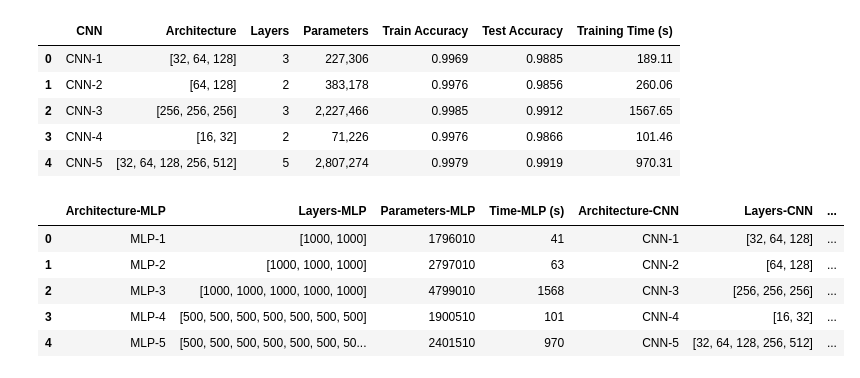
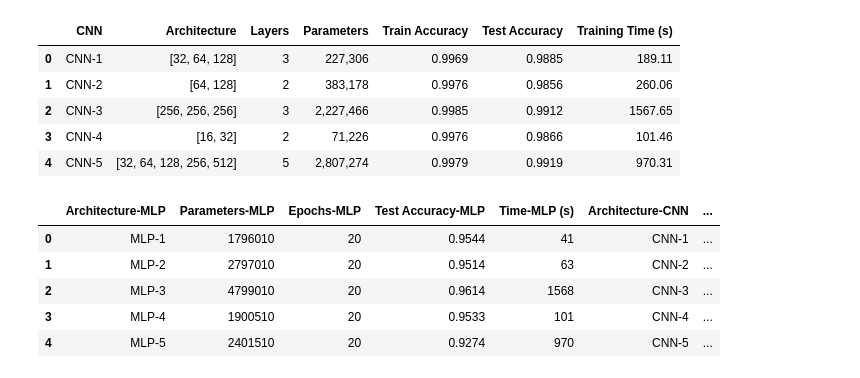
Before and after one commit to Leonjmroe/MSc-AI, a Jupyter notebook: Module 9 - Foundations of Machine Learning/Assignment 2/temp.ipynb, the cells around one changed output. Drawn from its saved outputs; the diff is of its cells as text; code cells hidden in the pictures.

```diff
--- a/Module 9 - Foundations of Machine Learning/Assignment 2/temp.ipynb
+++ b/Module 9 - Foundations of Machine Learning/Assignment 2/temp.ipynb
@@ -115,12 +115,12 @@ CNN Architecture Comparison Summary:
 | 3 | CNN-4 | [16, 32] | 2 | 71,226 | 0.9976 | 0.9866 | 101.46 |
 | 4 | CNN-5 | [32, 64, 128, 256, 512] | 5 | 2,807,274 | 0.9979 | 0.9919 | 970.31 |
 # %%
-arc_mlp = {
-    'MLP-1': [1000, 1000],
-    'MLP-2': [1000, 1000, 1000],
-    'MLP-3': [1000, 1000, 1000, 1000, 1000],
-    'MLP-4': [500, 500, 500, 500, 500, 500, 500],
-    'MLP-5': [500, 500, 500, 500, 500, 500, 500, 500, 500]
+test_perf_mlp = {
+    'MLP-1': 0.9544,
+    'MLP-2': 0.9514,
+    'MLP-3': 0.9614,
+    'MLP-4': 0.9533,
+    'MLP-5': 0.9274
 }
 
 parameters_mlp = {
@@ -131,7 +131,7 @@ parameters_mlp = {
     'MLP-5': 2401510
 }
 
-time_mlp = {
+time_cnn = {
     'MLP-1': 41,
     'MLP-2': 63,
     'MLP-3': 1568,
@@ -139,52 +139,69 @@ time_mlp = {
     'MLP-5': 970
 }
 
-arc_cnn = {
-    'CNN-1': [32, 64, 128],
-    'CNN-2': [64, 128],
-    'CNN-3': [256, 256, 256],
-    'CNN-4': [16, 32],
-    'CNN-5': [32, 64, 128, 256, 512]
+test_perf_cnn = {
+    'CNN-1': 0.9885,
+    'CNN-2': 0.9856,
+    'CNN-3': 0.9912,
+    'CNN-4': 0.9866,
+    'CNN-5': 0.9919
 }
 
 parameters_cnn = {
     'CNN-1': 227306,
     'CNN-2': 383178,
     'CNN-3': 2227466,
     'CNN-4': 71226,
     'CNN-5': 2807274
 }
 
-time_cnn = {
+time_mlp = {
     'CNN-1': 189,
     'CNN-2': 260,
     'CNN-3': 101,
     'CNN-4': 88,
     'CNN-5': 103
 }
 
+# Create epochs dictionaries
+epochs_mlp = {
+    'MLP-1': 20,
+    'MLP-2': 20,
+    'MLP-3': 20,
+    'MLP-4': 20,
+    'MLP-5': 20
+}
 
-df_mlp_arc = pd.DataFrame(arc_mlp.items(), columns=['Architecture-MLP', 'Layers-MLP'])
+epochs_cnn = {
+    'CNN-1': 10,
+    'CNN-2': 10,
+    'CNN-3': 10,
+    'CNN-4': 10,
+    'CNN-5': 10
+}
+
+df_mlp_perf = pd.DataFrame(test_perf_mlp.items(), columns=['Architecture-MLP', 'Test Accuracy-MLP'])
 df_mlp_param = pd.DataFrame(parameters_mlp.items(), columns=['Architecture-MLP', 'Parameters-MLP'])
 df_mlp_time = pd.DataFrame(time_mlp.items(), columns=['Architecture-MLP', 'Time-MLP (s)'])
+df_mlp_epochs = pd.DataFrame(epochs_mlp.items(), columns=['Architecture-MLP', 'Epochs-MLP'])
 
-df_cnn_arc = pd.DataFrame(arc_cnn.items(), columns=['Architecture-CNN', 'Layers-CNN'])
+df_cnn_perf = pd.DataFrame(test_perf_cnn.items(), columns=['Architecture-CNN', 'Test Accuracy-CNN'])
 df_cnn_param = pd.DataFrame(parameters_cnn.items(), columns=['Architecture-CNN', 'Parameters-CNN'])
 df_cnn_time = pd.DataFrame(time_cnn.items(), columns=['Architecture-CNN', 'Time-CNN (s)'])
+df_cnn_epochs = pd.DataFrame(epochs_cnn.items(), columns=['Architecture-CNN', 'Epochs-CNN'])
 
-df_mlp = pd.merge(df_mlp_arc, df_mlp_param, on='Architecture-MLP', how='outer').merge(df_mlp_time, on='Architecture-MLP', how='outer')
-df_cnn = pd.merge(df_cnn_arc, df_cnn_param, on='Architecture-CNN', how='outer').merge(df_cnn_time, on='Architecture-CNN', how='outer')
+df_mlp = pd.merge(df_mlp_param, df_mlp_epochs, on='Architecture-MLP', how='outer').merge(df_mlp_perf, on='Architecture-MLP', how='outer').merge(df_mlp_time, on='Architecture-MLP', how='outer')
+df_cnn = pd.merge(df_cnn_param, df_cnn_epochs, on='Architecture-CNN', how='outer').merge(df_cnn_perf, on='Architecture-CNN', how='outer').merge(df_cnn_time, on='Architecture-CNN', how='outer')
 
-# Create a combined dataframe by resetting indices and concatenating
 df_mlp_reset = df_mlp.reset_index(drop=True)
 df_cnn_reset = df_cnn.reset_index(drop=True)
 df = pd.concat([df_mlp_reset, df_cnn_reset], axis=1)
 
 df
 # %% [output]
-|  | Architecture-MLP | Layers-MLP | Parameters-MLP | Time-MLP (s) | Architecture-CNN | Layers-CNN | ... |
-| 0 | MLP-1 | [1000, 1000] | 1796010 | 41 | CNN-1 | [32, 64, 128] | ... |
-| 1 | MLP-2 | [1000, 1000, 1000] | 2797010 | 63 | CNN-2 | [64, 128] | ... |
-| 2 | MLP-3 | [1000, 1000, 1000, 1000, 1000] | 4799010 | 1568 | CNN-3 | [256, 256, 256] | ... |
-| 3 | MLP-4 | [500, 500, 500, 500, 500, 500, 500] | 1900510 | 101 | CNN-4 | [16, 32] | ... |
-| 4 | MLP-5 | [500, 500, 500, 500, 500, 500, 50... | 2401510 | 970 | CNN-5 | [32, 64, 128, 256, 512] | ... |
+|  | Architecture-MLP | Parameters-MLP | Epochs-MLP | Test Accuracy-MLP | Time-MLP (s) | Architecture-CNN | ... |
+| 0 | MLP-1 | 1796010 | 20 | 0.9544 | 41 | CNN-1 | ... |
+| 1 | MLP-2 | 2797010 | 20 | 0.9514 | 63 | CNN-2 | ... |
+| 2 | MLP-3 | 4799010 | 20 | 0.9614 | 1568 | CNN-3 | ... |
+| 3 | MLP-4 | 1900510 | 20 | 0.9533 | 101 | CNN-4 | ... |
+| 4 | MLP-5 | 2401510 | 20 | 0.9274 | 970 | CNN-5 | ... |
```
